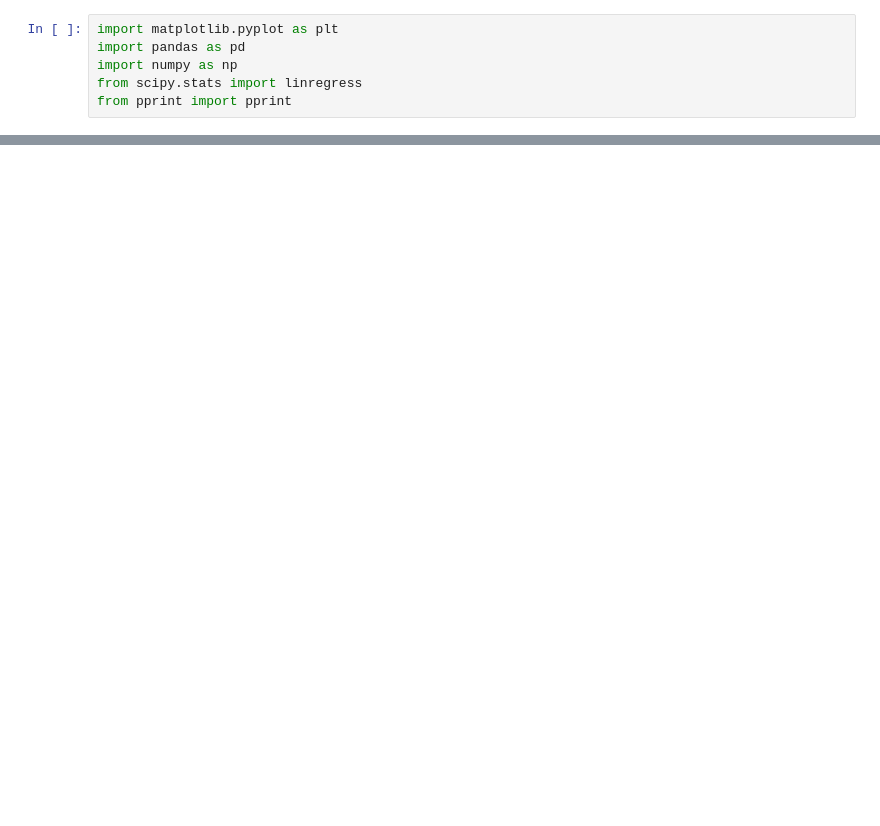
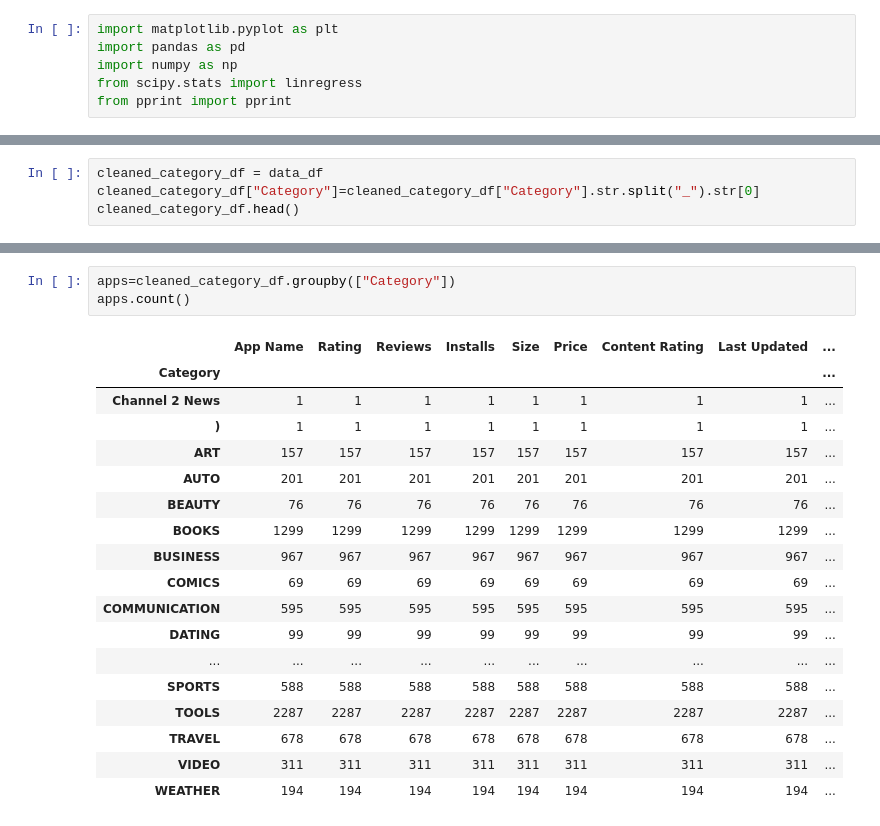
Before and after one commit to jingchliu/Bootcamp_Project_1, a Jupyter notebook: Project Work.ipynb, the cells around one changed output, grey strips where cells are left out. Drawn from its saved outputs; the diff is of its cells as text; blank space fills up the shorter version.

```diff
--- a/Project Work.ipynb
+++ b/Project Work.ipynb
@@ -16,0 +43,4 @@ data_df.head()
+# %%
+cleaned_category_df = data_df
+cleaned_category_df["Category"]=cleaned_category_df["Category"].str.split("_").str[0]
+cleaned_category_df.head()
@@ -16,0 +54,22 @@ data_df.head()
+# %%
+apps=cleaned_category_df.groupby(["Category"])
+apps.count()
+# %% [output]
+|  | App Name | Rating | Reviews | Installs | Size | Price | Content Rating | Last Updated | ... |
+| Category |  |  |  |  |  |  |  |  | ... |
+| Channel 2 News | 1 | 1 | 1 | 1 | 1 | 1 | 1 | 1 | ... |
+| ) | 1 | 1 | 1 | 1 | 1 | 1 | 1 | 1 | ... |
+| ART | 157 | 157 | 157 | 157 | 157 | 157 | 157 | 157 | ... |
+| AUTO | 201 | 201 | 201 | 201 | 201 | 201 | 201 | 201 | ... |
+| BEAUTY | 76 | 76 | 76 | 76 | 76 | 76 | 76 | 76 | ... |
+| BOOKS | 1299 | 1299 | 1299 | 1299 | 1299 | 1299 | 1299 | 1299 | ... |
+| BUSINESS | 967 | 967 | 967 | 967 | 967 | 967 | 967 | 967 | ... |
+| COMICS | 69 | 69 | 69 | 69 | 69 | 69 | 69 | 69 | ... |
+| COMMUNICATION | 595 | 595 | 595 | 595 | 595 | 595 | 595 | 595 | ... |
+| DATING | 99 | 99 | 99 | 99 | 99 | 99 | 99 | 99 | ... |
+| ... | ... | ... | ... | ... | ... | ... | ... | ... | ... |
+| SPORTS | 588 | 588 | 588 | 588 | 588 | 588 | 588 | 588 | ... |
+| TOOLS | 2287 | 2287 | 2287 | 2287 | 2287 | 2287 | 2287 | 2287 | ... |
+| TRAVEL | 678 | 678 | 678 | 678 | 678 | 678 | 678 | 678 | ... |
+| VIDEO | 311 | 311 | 311 | 311 | 311 | 311 | 311 | 311 | ... |
+| WEATHER | 194 | 194 | 194 | 194 | 194 | 194 | 194 | 194 | ... |
```
Also changed, not shown: parts of 4 cells of this notebook.
